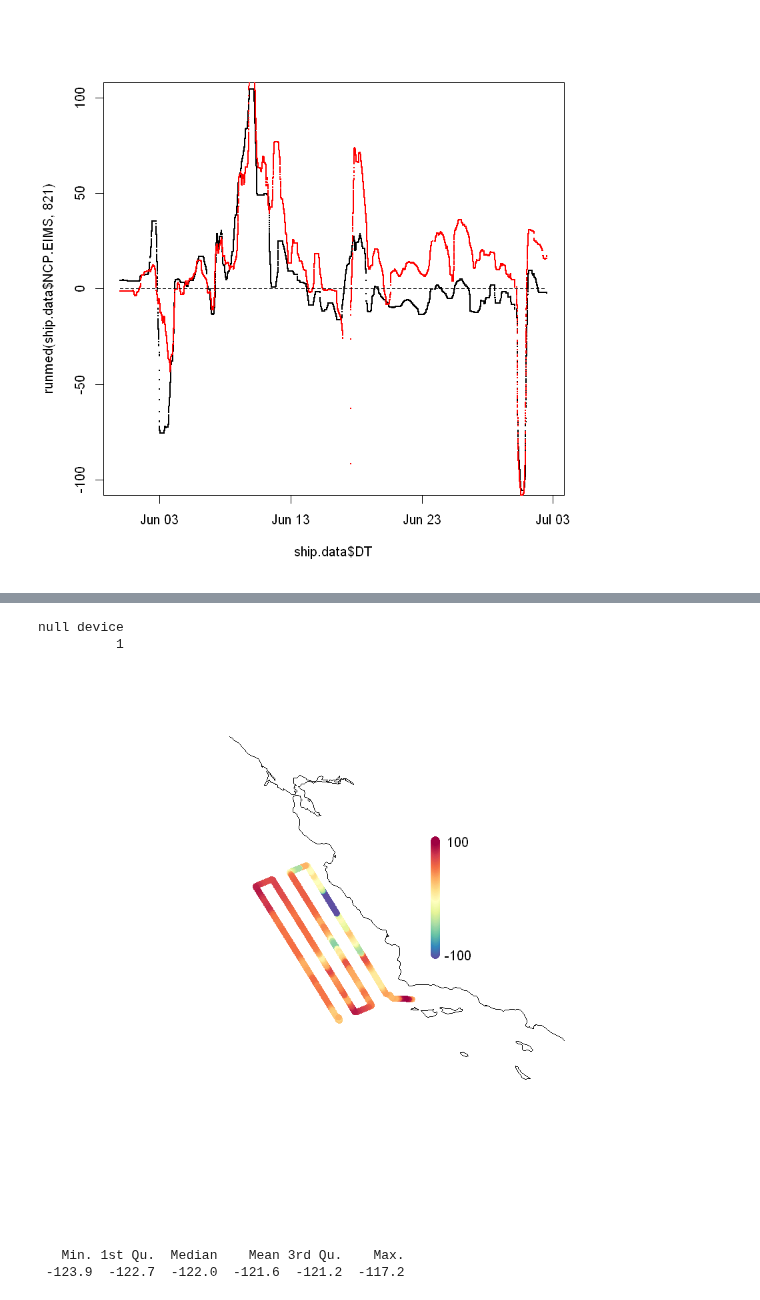
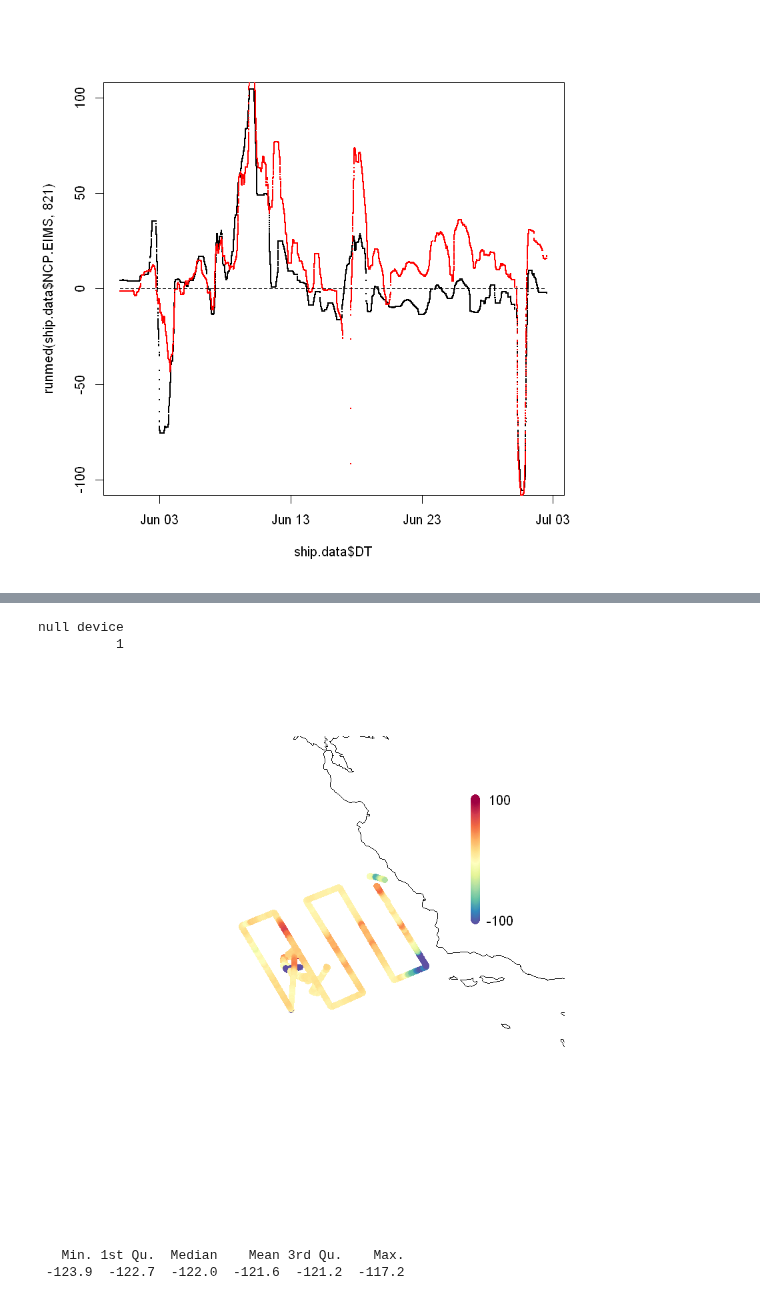
Before and after one commit to tbrycekelly/MIMS-TBK, a Jupyter notebook: Module - NCP Model.ipynb, the cells around one changed output, grey strips where cells are left out. Saved outputs shown, nothing was run; the diff lists cells and outputs as text; code cells hidden in the pictures.

```diff
--- a/Module - NCP Model.ipynb
+++ b/Module - NCP Model.ipynb
@@ -261,32 +272,32 @@ lines(c(ship.data$DT[1], max(ship.data$DT)), c(0,0), lty=2)
 # %%
 
 #pdf('Output/NCP Module - Spatial NCP (MIMS, z2, SS1).pdf')
 #png('Output/NCP Module - Spatial NCP.png')
 
 #This adds a column of color values
 # based on the y values
 ncp2 = ship.data$NCP.MIMS
 ncp2[ncp2 < -100] = -100
 ncp2[ncp2 > 100] = 100
 
-l = which(ship.data$Cycle %in% c('SeaSoar1'))
+l = which(ship.data$Cycle %in% c('SeaSoar2', 'Cycle3', 'Cycle4', 'Transect3'))
 
 #col <- get.pal(ncp2)
-col = make.div.pal(runmed(ncp2[l], 61), 100)
+col = make.div.pal(runmed(ncp2[l], 21), 100)
 #col = make.div.pal(runmed(ship.data$MIMS.O2.Ar, 121) - runmed(ship.data$MIMS.O2.Ar.cal, 121), 100)
 
 plot.map(ship.data$LO[l], ship.data$LA[l], col = col, main='Preliminary NCP Values', zoom = 2, cex = 1.5)
 
 ## Legend
 points(x = rep(-120, 101), y = seq(35, 37, 1/50), col=get.div.pal(101), pch=16, cex=1.5)
 text(-119.6, 37, paste0(floor(max(ncp2))))
 text(-119.6, 35, paste0(floor(min(ncp2))))
 
 dev.off()
 # %% [output]
 null device
           1
-[figure, old version]
+[figure, new version]
 # %%
 save(ship.data, file='./RStates/ship.ncp.rdata')
 #write.xlsx(ship.data, file='./Input Data/Shipdata - NCP.xlsx')
```
Also changed, not shown: parts of 1 cell of this notebook, 5 other files.
